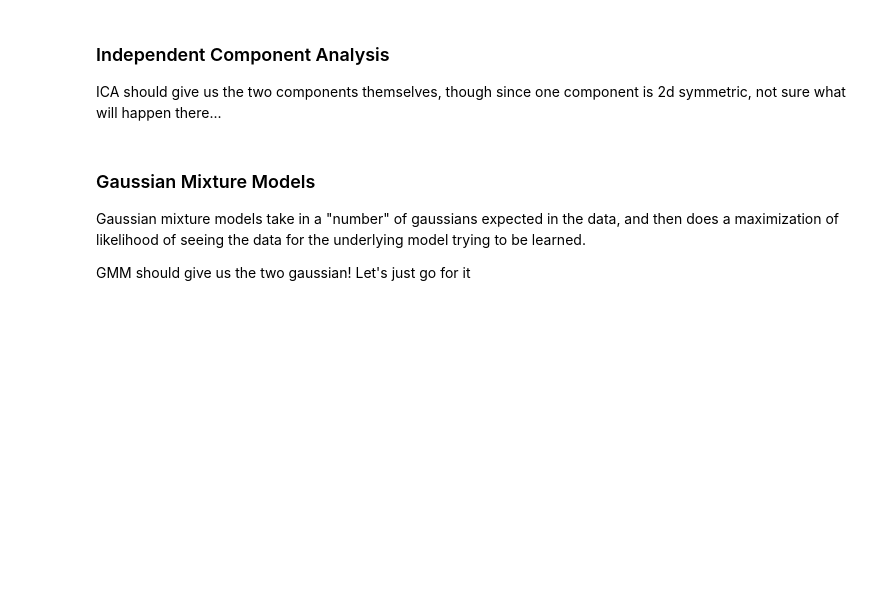
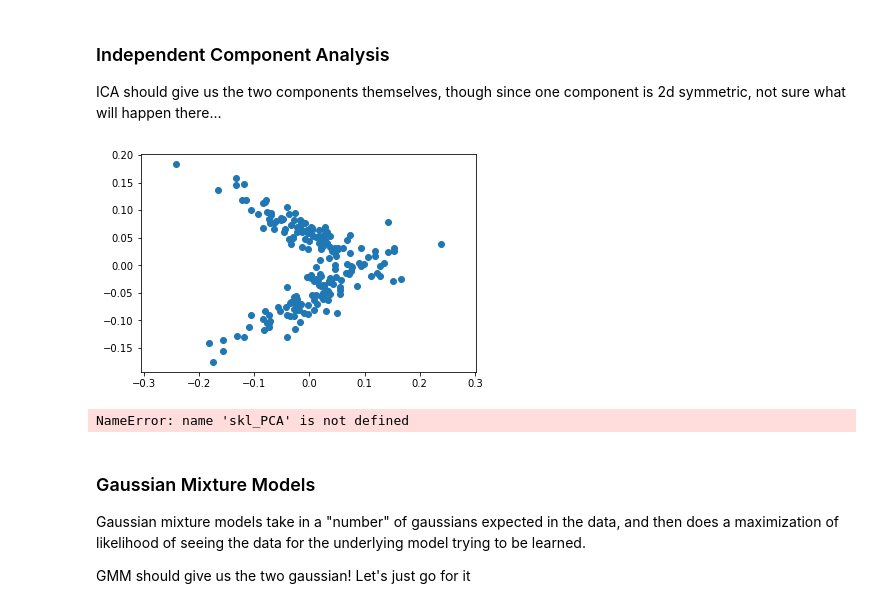
Before and after one commit to virati/SignalModeling, a Jupyter notebook: BlindSourceSep.ipynb, the cells around one changed output. Saved outputs shown, nothing was run; the diff lists cells and outputs as text; code cells hidden in the pictures; blank space fills up the shorter version.

```diff
--- a/BlindSourceSep.ipynb
+++ b/BlindSourceSep.ipynb
@@ -109,6 +125,36 @@ Let's dive into some more advanced approaches.
 # %% [markdown]
 ### Independent Component Analysis
 ICA should give us the two components themselves, though since one component is 2d symmetric, not sure what will happen there...
+# %%
+from sklearn.decomposition import FastICA
+
+def do_ICA(data):
+    rng = np.random.RandomState(42)
+    skl_ICA = FastICA(random_state = rng)
+    skl_Xform = ica.fit(data).transform(data)
+
+    plt.plot(skl_Xform[:,0],skl_Xform[:,1],'o')
+    plt.axis('equal')
+    plt.show()
+
+    pcs = skl_PCA.mixing_
+
+    plt.figure()
+    ax=plt.axes()
+
+    plt.plot(data[0,:],data[1,:],'x')
+    ax.arrow(0,0,5*pcs[0,0],5*pcs[1,0],color='r',head_width=0.5)
+    ax.arrow(0,0,2*pcs[0,1],2*pcs[1,1],color='g',head_width=0.5)
+    #plt.plot(pcs[0,:])
+    plt.axis('equal')
+    plt.show()
+
+    return pcs
+
+_ = do_ICA(data.T)
+# %% [output]
+[figure, added]
+NameError: name 'skl_PCA' is not defined
 # %% [markdown]
 ### Gaussian Mixture Models
 Gaussian mixture models take in a "number" of gaussians expected in the data, and then does a maximization of likelihood of seeing the data for the underlying model trying to be learned.
```
Also changed, not shown: parts of 10 cells of this notebook, 2 other files.
